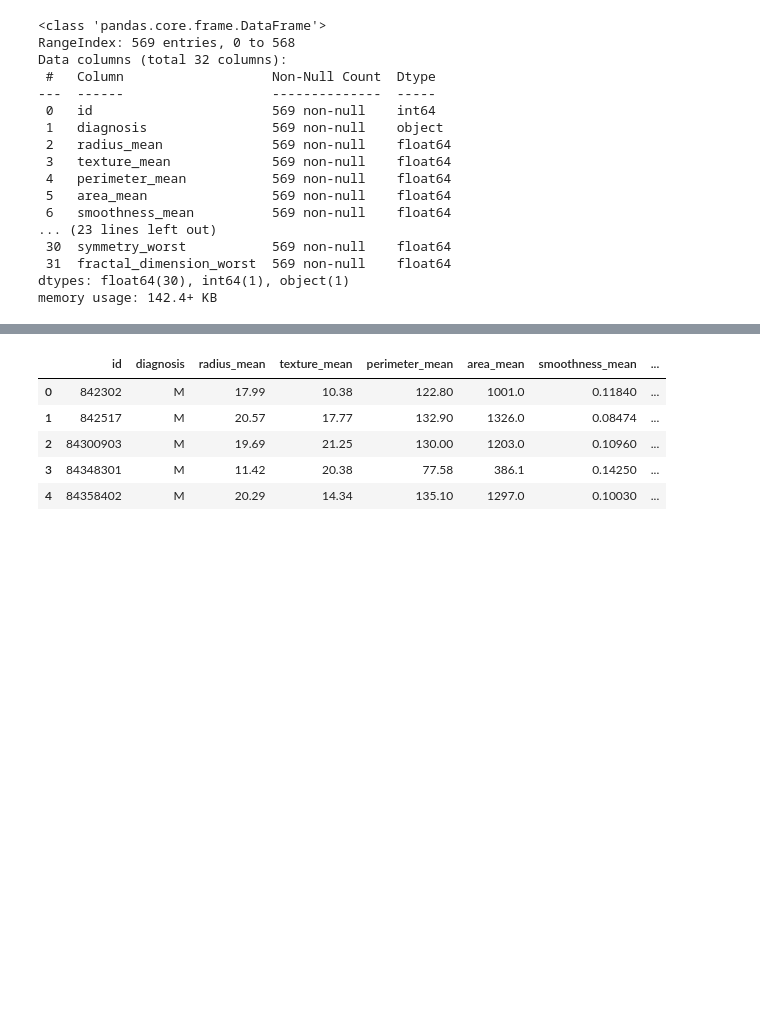
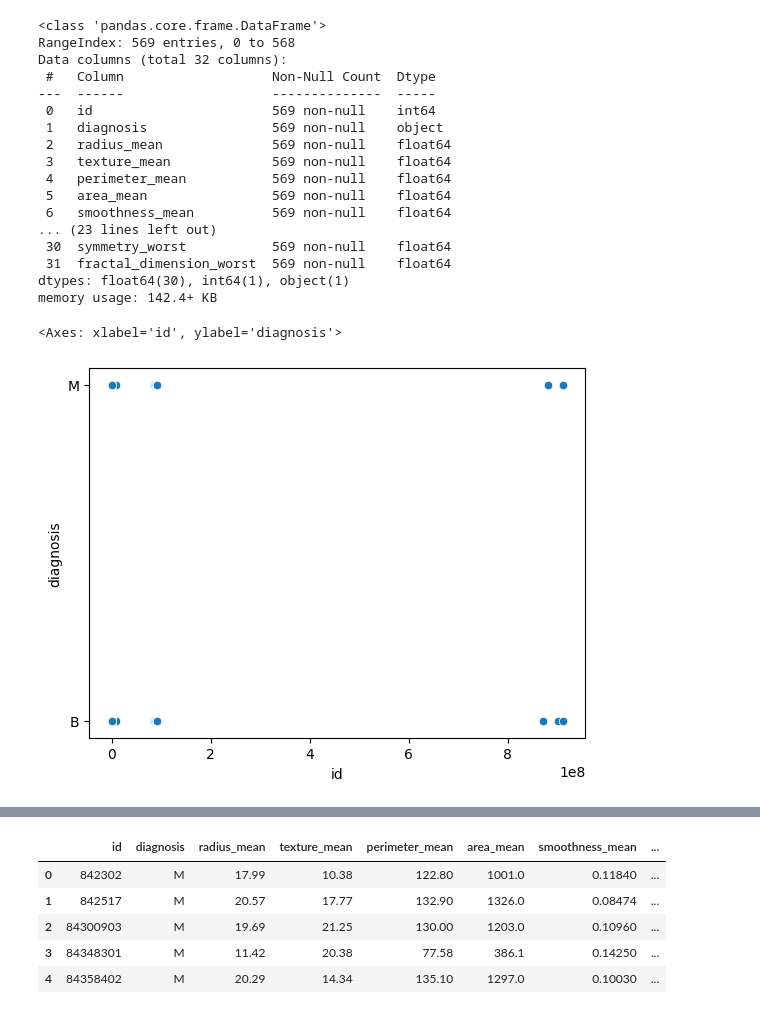
Before and after one commit to MdAkash3135/logistic-regression, a Jupyter notebook: logistic_regression.ipynb, the cells around one changed output, grey strips where cells are left out. Drawn from its saved outputs; the diff is of its cells as text; code cells hidden in the pictures; blank space fills up the shorter version.

```diff
--- a/logistic_regression.ipynb
+++ b/logistic_regression.ipynb
@@ -6,25 +6,28 @@ import seaborn as sns
 # %%
 data = pd.read_csv('/content/drive/MyDrive/Colab Notebooks/breast-cancer.csv')
 data.head()
 data.info()
+sns.scatterplot(data= data, x = "id", y = "diagnosis")
 # %% [output]
 <class 'pandas.core.frame.DataFrame'>
 RangeIndex: 569 entries, 0 to 568
 Data columns (total 32 columns):
  #   Column                   Non-Null Count  Dtype
 ---  ------                   --------------  -----
  0   id                       569 non-null    int64
  1   diagnosis                569 non-null    object
  2   radius_mean              569 non-null    float64
  3   texture_mean             569 non-null    float64
  4   perimeter_mean           569 non-null    float64
  5   area_mean                569 non-null    float64
  6   smoothness_mean          569 non-null    float64
 ... (23 lines left out)
  30  symmetry_worst           569 non-null    float64
  31  fractal_dimension_worst  569 non-null    float64
 dtypes: float64(30), int64(1), object(1)
 memory usage: 142.4+ KB
+<Axes: xlabel='id', ylabel='diagnosis'>
+[figure, added]
 # %%
 data.describe()
 # %% [output]
```
